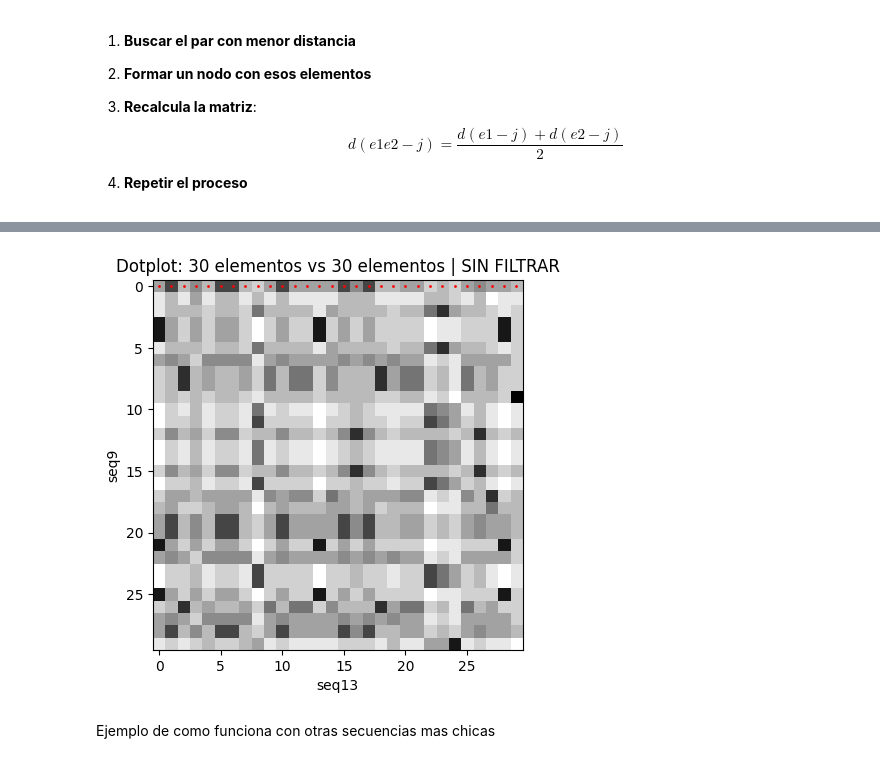
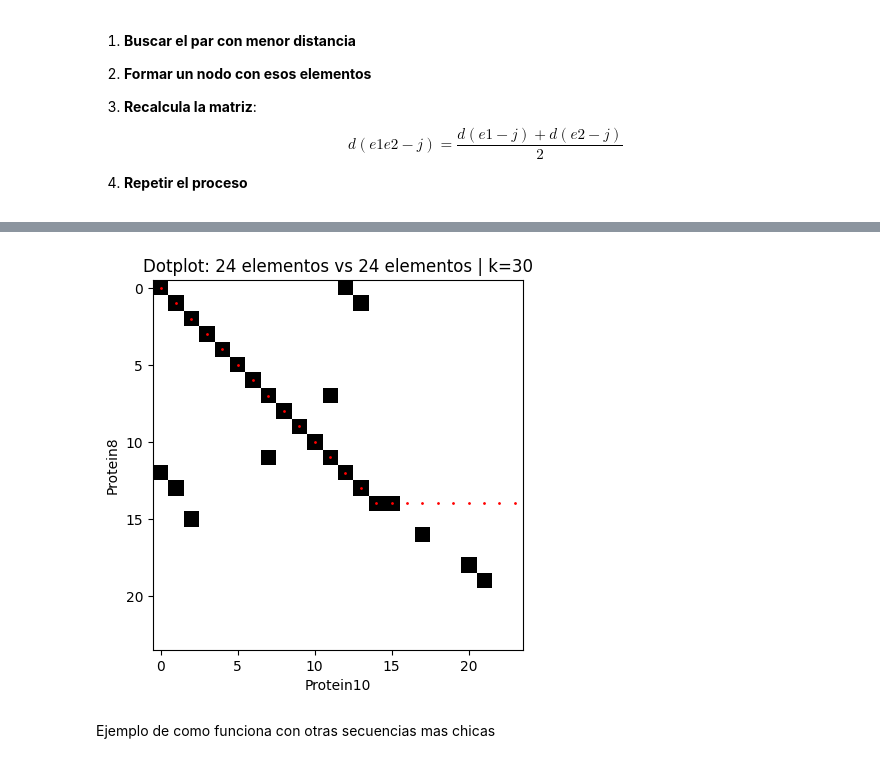
Before and after one commit to agusscarmu/Advanced_Bioinformatic, a Jupyter notebook: TP2.ipynb, the cells around one changed output, grey strips where cells are left out. Cells and saved outputs as stored; diff of their text form; code cells hidden in the pictures.

Commit message:
arreglo problema de labels

```diff
--- a/TP2.ipynb
+++ b/TP2.ipynb
@@ -265,7 +287,7 @@ seq1, seq2 = [seq1[:1000],'seq1'], [seq2[:1000],'seq2']
 # Ventana de filtrado de alineamientos:
 k = 30
 
-alignment = Alignment(seq1, seq2, k, "adn")
+alignment = Alignment(seq1, seq2, k, "dna")
 
 # seq1 = 'TACG'
 # seq2 = 'TATCG'
@@ -367,7 +389,7 @@ def obtain_protein_sequence(prot,k):
         i+=k
     return sequences
 # %%
-sequences = obtain_protein_sequence(prot,30)
-
+# sequences = obtain_protein_sequence(prot,30)
+sequences = read_fasta_to_list("./documents/sequences.fasta")
 print(sequences)
 # %% [output]
@@ -380,13 +402,14 @@ class AlignmentNode:
         self.seq2 = seq2
         self.__list_of_traduced_alignments = []
 
-    def __obtain_list_seqs(self, seq):
+    def __obtain_list_seqs(self, seq, label):
+        k = len(label)
         if isinstance(seq, str):
             l = []
             i = 0
             while i < len(seq):
-                if seq[i:i+3] == 'seq':  # Encuentra 'seq'
-                    j = i + 3
+                if seq[i:i+k] == label:  # Encuentra 'seq'
+                    j = i + k
                     # Encuentra el número después de 'seq'
                     while j < len(seq) and seq[j].isdigit():
                         j += 1
@@ -396,7 +419,7 @@ class AlignmentNode:
                     i += 1  # Avanza si no es 'seq'
             return l
         elif isinstance(seq, AlignmentNode):
-            return seq.__obtain_list_seqs(seq.seq1)+(seq.__obtain_list_seqs(seq.seq2))
+            return seq.__obtain_list_seqs(seq.seq1,label)+(seq.__obtain_list_seqs(seq.seq2,label))
 
     # Función recursiva para traer los alineamientos
     def __recursive_alignment(self, seq, d_matrix, alignment):
@@ -431,9 +454,9 @@ class AlignmentNode:
         self.__recursive_alignment(self, d_matrix, alignments)
         return self.__list_of_traduced_alignments.copy()
 
-    def contains_seq(self, seq):
-        list = self.__obtain_list_seqs(self)
-        list2 = self.__obtain_list_seqs(seq)
+    def contains_seq(self, seq, label):
+        list = self.__obtain_list_seqs(self, label)
+        list2 = self.__obtain_list_seqs(seq, label)
         for seq1 in list:
             for seq2 in list2:
                 if seq1 == seq2:
@@ -459,13 +482,15 @@ from io import StringIO
 import pandas as pd
 
 class MultipleAlignment:
-    def __init__(self, sequences, type_of_sequences="ADN"):
+    def __init__(self, sequences, type_of_sequences="DNA"):
         # Lista de nodos de alineamiento
         self.list_of_nodes = []
         # Alineamientos totales (util para graficar el arbol)
         self.alignments = None
         # Historial de matriz de distancia, permite controlar la iteracion completa
         self.matrix_history = []
+        # Nombre de las secuencias
+        self.label_of_sequences = ""
         # Matriz de distancia inicial
         self.distance_matrix = None
         # Alineamientos iniciales
@@ -473,10 +498,10 @@ class MultipleAlignment:
         # Secuencias a alinear
         self.sequences = sequences
         type_of_sequences = type_of_sequences.upper()
-        if type_of_sequences == "ADN" or type_of_sequences == "PROTEIN":
+        if type_of_sequences == "DNA" or type_of_sequences == "PROTEIN":
                 self.type_of_sequences = type_of_sequences
         else:
-            raise ValueError("type_of_sequences debe ser ADN o PROTEIN")
+            raise ValueError("type_of_sequences debe ser DNA o PROTEIN")
         if self.__check_sequences():
             self.matrix = self.__obtain_matrix()
         else:
@@ -493,7 +518,7 @@ class MultipleAlignment:
 
             sequence, name = item
 
-            if self.type_of_sequences == "ADN":
+            if self.type_of_sequences == "DNA":
                 # Verificar que la secuencia sea una cadena que solo contenga A, T, C, G
                 if not isinstance(sequence, str) or not all(base in 'ATCG' for base in sequence.upper()):
                     raise ValueError(f"La secuencia es: '{self.type_of_sequences}' pero no contiene 'ATCG'")
@@ -539,7 +564,7 @@ class MultipleAlignment:
     def __check_if_exists_node(self, seq):
         r = None
         for node in self.list_of_nodes:
-            if node.contains_seq(seq):
+            if node.contains_seq(seq, self.label_of_sequences):
                 r = node
 
         if r is None:
@@ -600,6 +625,7 @@ class MultipleAlignment:
                 self.sequences_alignments.append(new_align)
                 matrix[i, j] = new_align.score
         df_distance_matrix = pd.DataFrame(matrix)
+        self.label_of_sequences = self.sequences[0][1][:-1]
         df_distance_matrix.columns = [x[1] for x in self.sequences]
         df_distance_matrix.index = [x[1] for x in self.sequences]
 
@@ -644,7 +670,7 @@ ma.draw_tree()
 # %%
-ma.obtain_alignment('seq9', 'seq13').show_dotplot(show_alignment=True)
+ma.obtain_alignment('Protein8', 'Protein10').show_dotplot(filtered=True,show_alignment=True)
 # %% [output]
-[figure, old version]
+[figure, new version]
 # %% [markdown]
 Ejemplo de como funciona con otras secuencias mas chicas
 # %%
```
Also changed, not shown: parts of 6 cells of this notebook, 1 other file.
